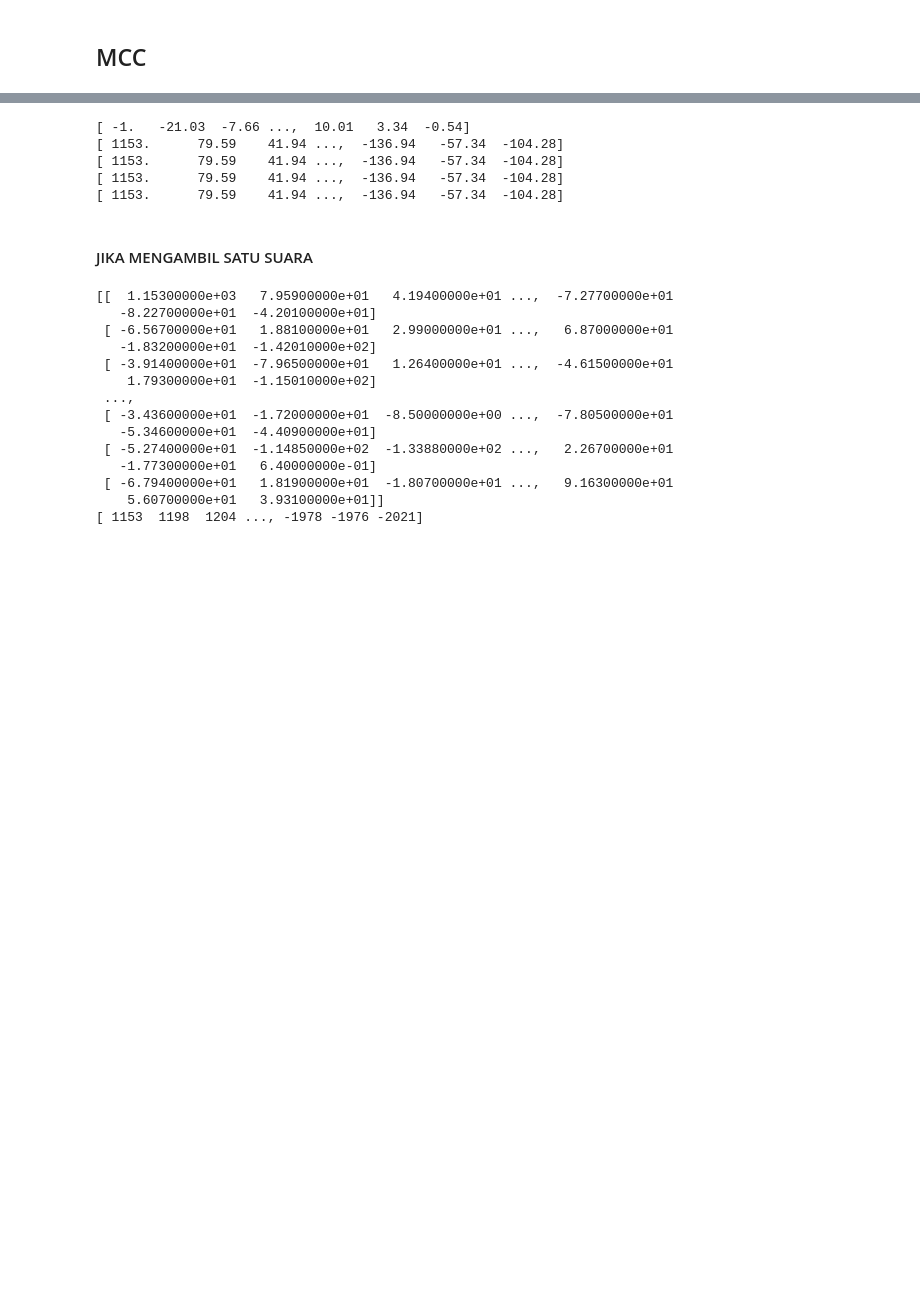
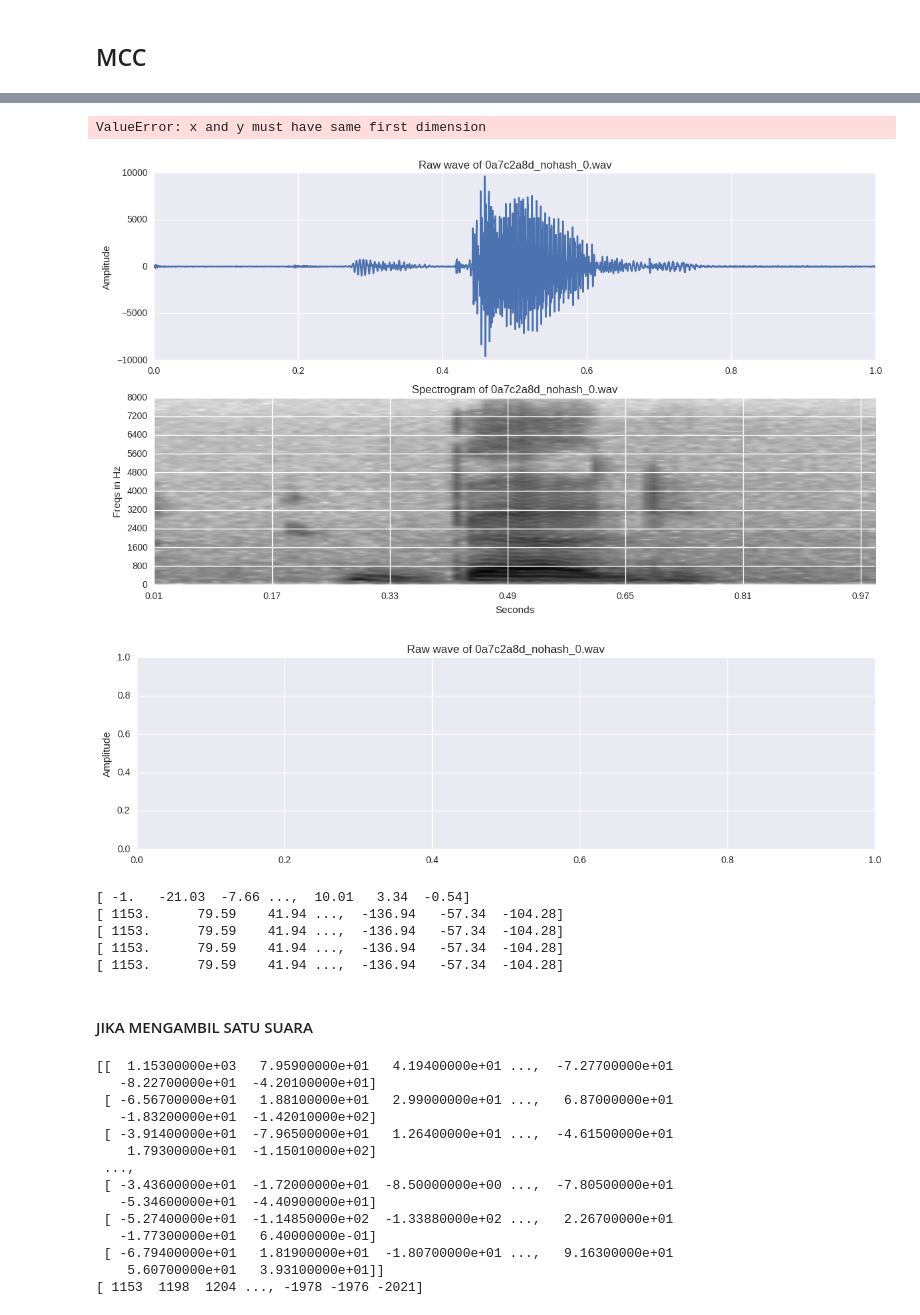
Before and after one commit to packmanproject/voicerecognition, a Jupyter notebook: classification_v3.ipynb, the cells around one changed output, grey strips where cells are left out. Cells and saved outputs as stored; diff of their text form; code cells hidden in the pictures; blank space fills up the shorter version.

```diff
--- a/classification_v3.ipynb
+++ b/classification_v3.ipynb
@@ -73,3 +98,66 @@ See the caveats in the documentation: http://pandas.pydata.org/pandas-docs/stabl
+# %%
+# function spectogram
+def log_specgram(audio, sample_rate, window_size=20,
+                 step_size=10, eps=1e-10):
+    nperseg = int(round(window_size * sample_rate / 1e3))
+    noverlap = int(round(step_size * sample_rate / 1e3))
+    freqs, times, spec = signal.spectrogram(audio,
+                                    fs=sample_rate,
+                                    window='hann',
+                                    nperseg=nperseg,
+                                    noverlap=noverlap,
+                                    detrend=False)
+    return freqs, times, np.log(spec.T.astype(np.float32) + eps)
+
+
+
+
+
+def spectrogram(file, label):
+    eps=1e-10
+    sample_rate, samples = wavfile.read(str(train_audio_path) + '/' + label + '/' + file)
+    frequencies, times, spectrogram = signal.stft(samples, sample_rate, nperseg = sample_rate/50, noverlap = sample_rate/75)
+    return np.log(np.abs(spectrogram).T+eps)
+
+
+
+
+
+dir_path = 'data/'
+full_path = join(abspath(getcwd()),dir_path, "*.wav")
+
+n_mfcc=20
+n_data=len(glob(full_path))
+ukuran=np.zeros(shape=(n_data,n_mfcc))
+#ukuran=np.empty(shape=[n_data,n_mfcc])
+ukuran=pd.DataFrame(ukuran)
+for file_name in glob(full_path):
+    sample_rate, samples = scipy.io.wavfile.read(file_name)
+
+
+#train_audio_path = 'data/'
+#filename = '0a7c2a8d_nohash_0.wav'
+#sample_rate, samples = scipy.io.wavfile.read(str(train_audio_path) + filename)
+    freqs, times, spectrogram = log_specgram(samples, sample_rate)
+
+    fig = plt.figure(figsize=(14, 8))
+    ax1 = fig.add_subplot(211)
+    ax1.set_title('Raw wave of ' + filename)
+    ax1.set_ylabel('Amplitude')
+    ax1.plot(np.linspace(0, sample_rate/len(samples), sample_rate), samples)
+
+    ax2 = fig.add_subplot(212)
+    ax2.imshow(spectrogram.T, aspect='auto', origin='lower',
+               extent=[times.min(), times.max(), freqs.min(), freqs.max()])
+    ax2.set_yticks(freqs[::16])
+    ax2.set_xticks(times[::16])
+    ax2.set_title('Spectrogram of ' + filename)
+    ax2.set_ylabel('Freqs in Hz')
+    ax2.set_xlabel('Seconds')
+# %% [output]
+ValueError: x and y must have same first dimension
+[figure, added]
+[figure, added]
 # %%
 pre_emphasis = 0.97
 for file_name in glob(full_path):
```
Also changed, not shown: parts of 16 cells of this notebook.
